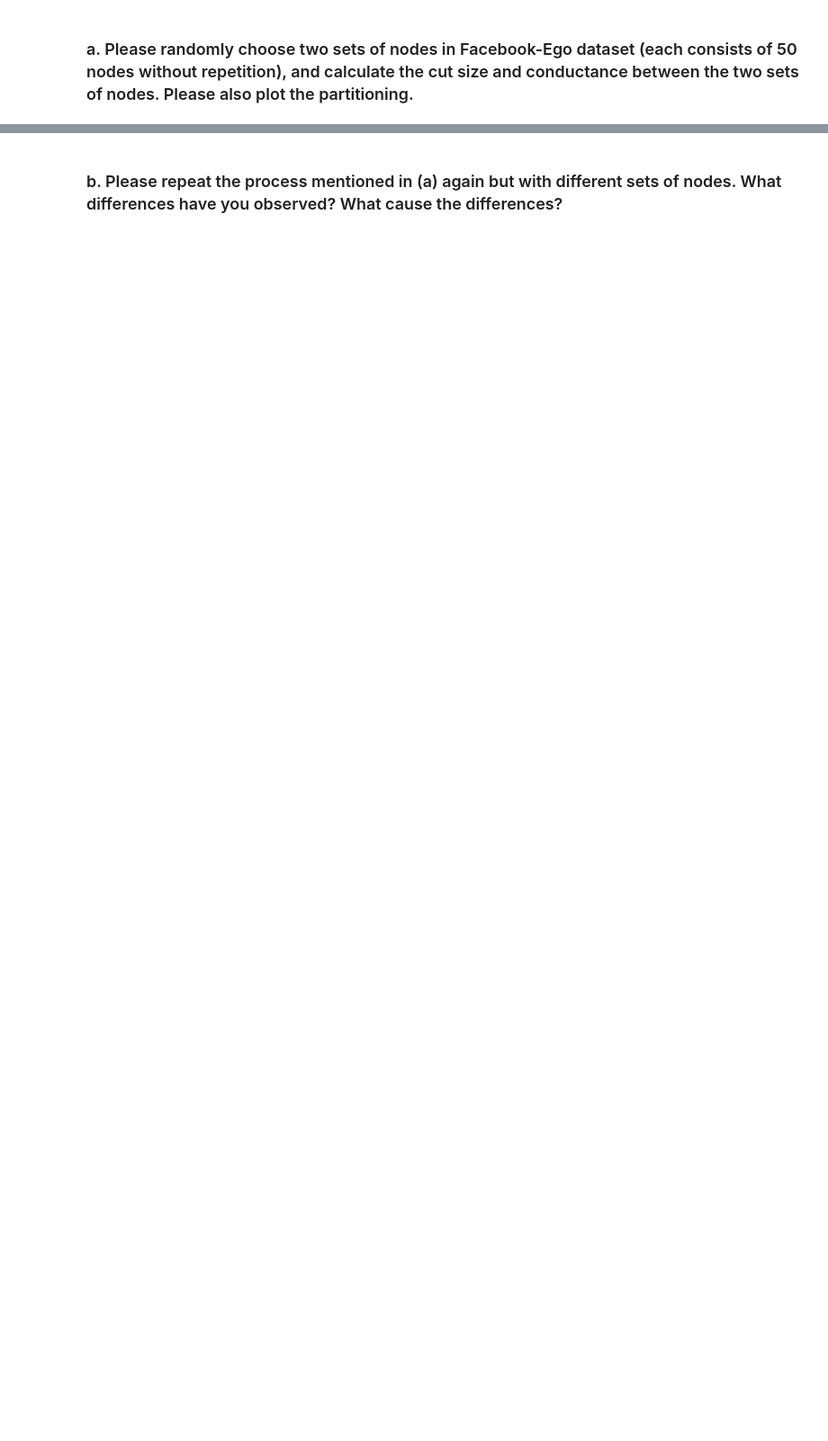
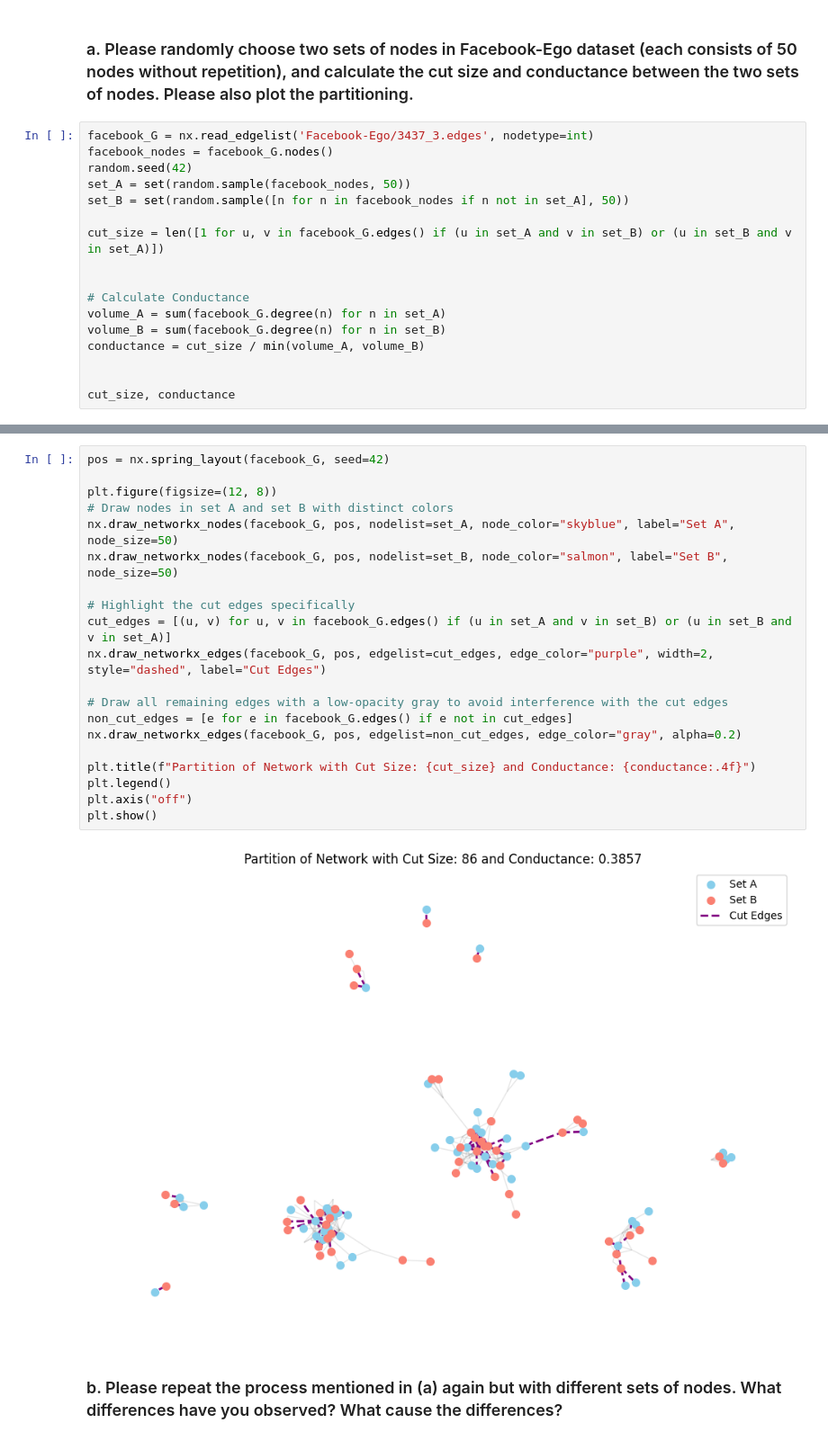
Before and after one commit to pariaighanian/Analysis_of_Complex_Netwroks, a Jupyter notebook: assignment_06.ipynb, the cells around one changed output, grey strips where cells are left out. Shown: that part at 90% size. Saved outputs shown, nothing was run; the diff lists cells and outputs as text; blank space fills up the shorter version.

```diff
--- a/assignment_06.ipynb
+++ b/assignment_06.ipynb
@@ -10,2 +13,19 @@ from infomap import Infomap
 # %% [markdown]
 ### a. Please randomly choose two sets of nodes in Facebook-Ego dataset (each consists of 50 nodes without repetition), and calculate the cut size and conductance between the two sets of nodes. Please also plot the partitioning.
+# %%
+facebook_G = nx.read_edgelist('Facebook-Ego/3437_3.edges', nodetype=int)
+facebook_nodes = facebook_G.nodes()
+random.seed(42)
+set_A = set(random.sample(facebook_nodes, 50))
+set_B = set(random.sample([n for n in facebook_nodes if n not in set_A], 50))
+
+cut_size = len([1 for u, v in facebook_G.edges() if (u in set_A and v in set_B) or (u in set_B and v in set_A)])
+
+
+# Calculate Conductance
+volume_A = sum(facebook_G.degree(n) for n in set_A)
+volume_B = sum(facebook_G.degree(n) for n in set_B)
+conductance = cut_size / min(volume_A, volume_B)
+
+
+cut_size, conductance
@@ -12,2 +36,24 @@ from infomap import Infomap
+# %%
+pos = nx.spring_layout(facebook_G, seed=42)
+
+plt.figure(figsize=(12, 8))
+# Draw nodes in set A and set B with distinct colors
+nx.draw_networkx_nodes(facebook_G, pos, nodelist=set_A, node_color="skyblue", label="Set A", node_size=50)
+nx.draw_networkx_nodes(facebook_G, pos, nodelist=set_B, node_color="salmon", label="Set B", node_size=50)
+
+# Highlight the cut edges specifically
+cut_edges = [(u, v) for u, v in facebook_G.edges() if (u in set_A and v in set_B) or (u in set_B and v in set_A)]
+nx.draw_networkx_edges(facebook_G, pos, edgelist=cut_edges, edge_color="purple", width=2, style="dashed", label="Cut Edges")
+
+# Draw all remaining edges with a low-opacity gray to avoid interference with the cut edges
+non_cut_edges = [e for e in facebook_G.edges() if e not in cut_edges]
+nx.draw_networkx_edges(facebook_G, pos, edgelist=non_cut_edges, edge_color="gray", alpha=0.2)
+
+plt.title(f"Partition of Network with Cut Size: {cut_size} and Conductance: {conductance:.4f}")
+plt.legend()
+plt.axis("off")
+plt.show()
+# %% [output]
+[figure, added]
 # %% [markdown]
 ### b. Please repeat the process mentioned in (a) again but with different sets of nodes. What differences have you observed? What cause the differences?
```
Also changed, not shown: parts of 8 cells of this notebook, 1 other file.
